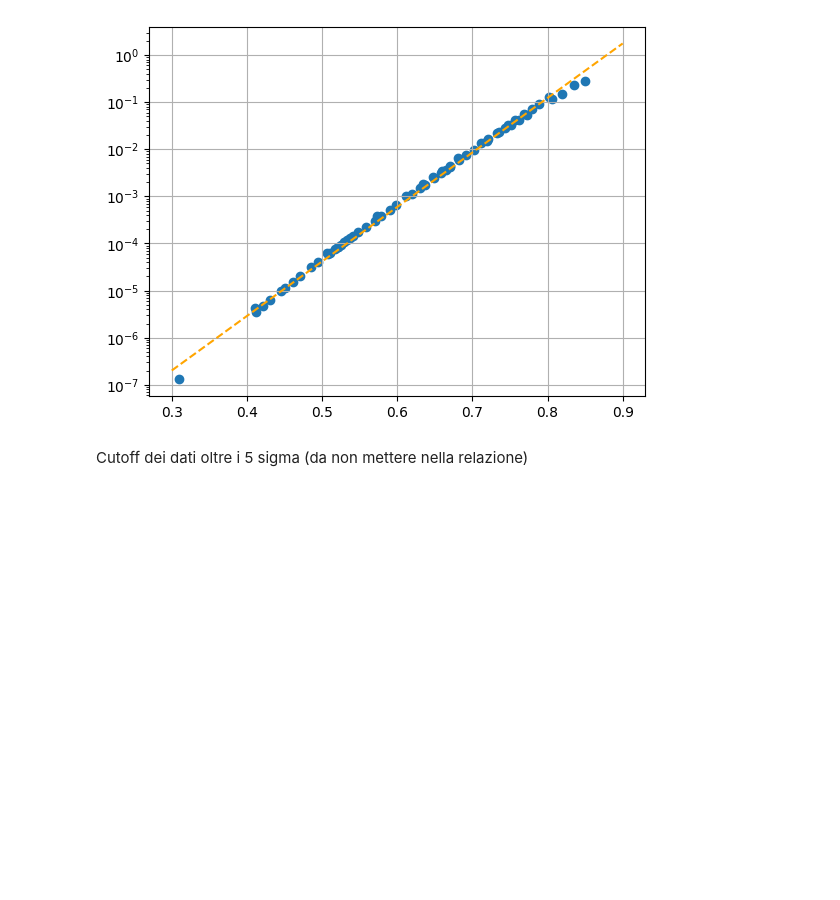
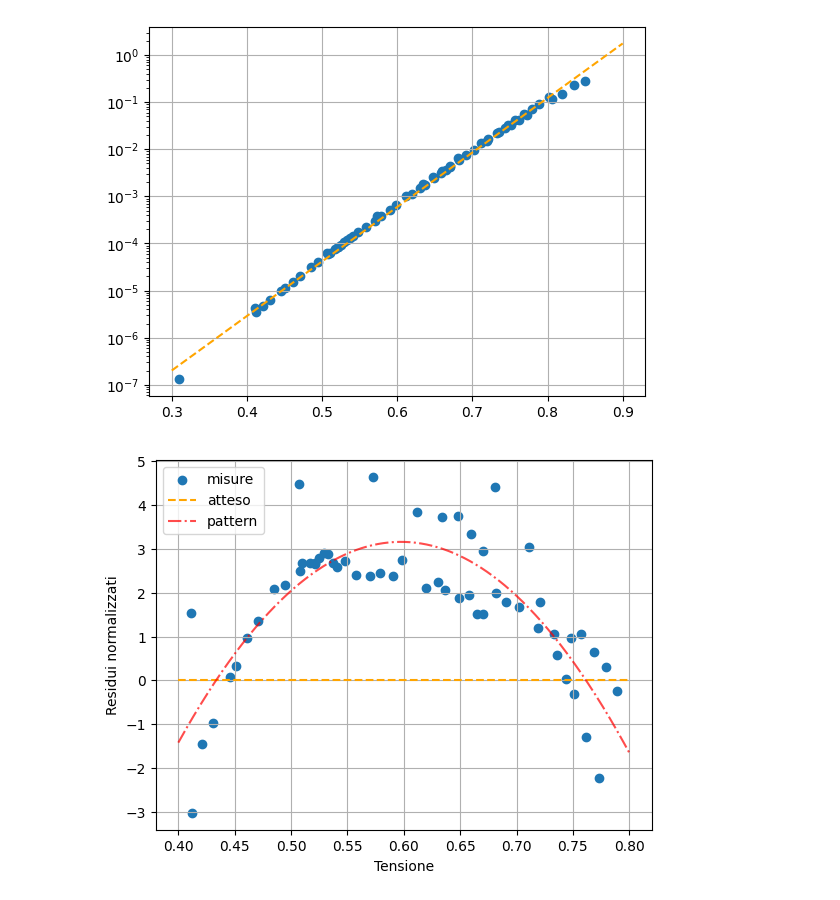
Before and after one commit to ARossiUnimib/Laboratorio-2---Gruppo-21-A.A.-2023-24, a Jupyter notebook: Notebooks/Circuiti 1/Circuiti_1.ipynb, the cells around one changed output. Cells and saved outputs as stored; diff of their text form; code cells hidden in the pictures; blank space fills up the shorter version.

```diff
--- a/Notebooks/Circuiti 1/Circuiti_1.ipynb
+++ b/Notebooks/Circuiti 1/Circuiti_1.ipynb
@@ -623,5 +623,40 @@ plt.grid()
 plt.show()
 # %% [output]
 [figure]
-# %% [markdown]
-Cutoff dei dati oltre i 5 sigma (da non mettere nella relazione)
+# %%
+V_res = []
+I_res = []
+I_errres = []
+for i in range(len(V3)):
+    if V3[i] > 0.4 and V3[i] < 0.8:
+        V_res.append(V3[i])
+        I_res.append(I3[i])
+        I_errres.append(I3[i] * 0.05)
+
+V = np.array(V_res)
+I = np.array(I_res)
+I_err = np.array(I_errres)
+
+residuals = (I - model(V,m.values["I0"],m.values["a"]))/I_err
+
+def model(x, a,b,c):
+    return a*x**2 + b*x + c
+
+minimi_quadrati = LeastSquares(V, residuals, 1, model)
+
+m = Minuit(minimi_quadrati, a=1,b=1,c=1)
+m.migrad()
+
+fig,ax = plt.subplots(1,1)
+ax.set_xlabel('Tensione')
+ax.set_ylabel('Residui normalizzati')
+ax.scatter(V,residuals,label='misure')
+ax.hlines(0,0.4,0.8,linestyle='--',color='orange',label='atteso')
+x = np.linspace(0.4,0.8,1000)
+y = model(x,m.values["a"],m.values["b"],m.values["c"])
+ax.plot(x,y,color='red',linestyle='-.',alpha=0.7,label='pattern')
+plt.grid()
+plt.legend(loc='upper left')
+plt.show()
+# %% [output]
+[figure, added]
```
Also changed, not shown: parts of 24 cells of this notebook.
